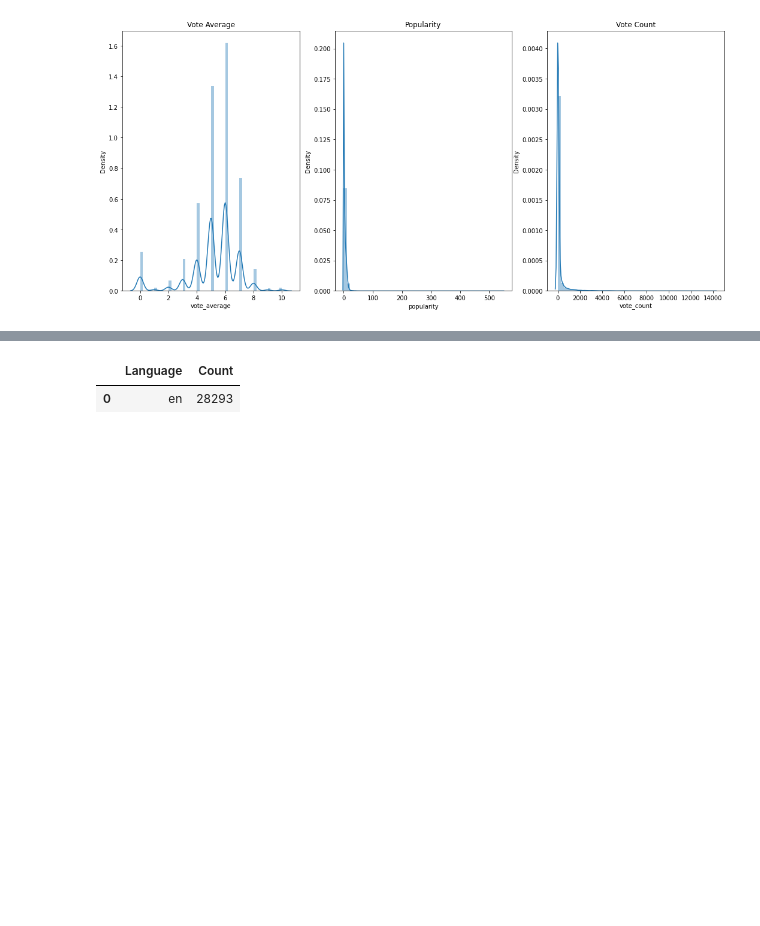
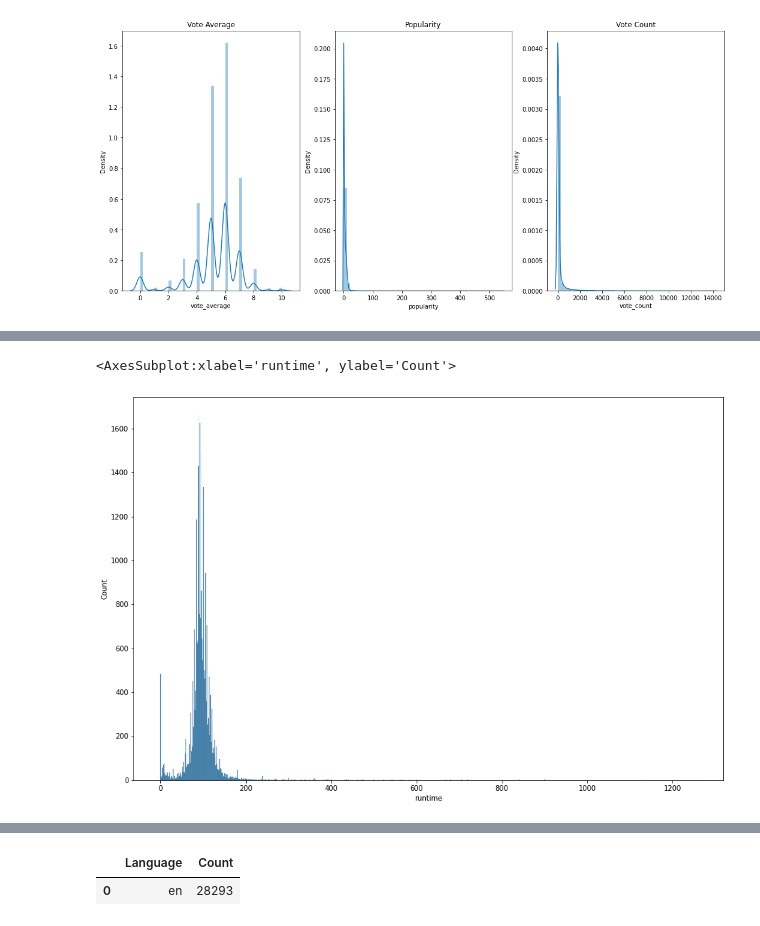
Before and after one commit to salenewOrld/netflix-movies-suggestion, a Jupyter notebook: Final/Untitled3.ipynb, the cells around one changed output, grey strips where cells are left out. Saved outputs shown, nothing was run; the diff lists cells and outputs as text; code cells hidden in the pictures; blank space fills up the shorter version.

```diff
--- a/Final/Untitled3.ipynb
+++ b/Final/Untitled3.ipynb
@@ -528,0 +628,6 @@ sns.histplot(df_eda['runtime'], color="red");
+# %%
+plt.figure(figsize=(15,10))
+sns.histplot(df_eda['runtime'])
+# %% [output]
+<AxesSubplot:xlabel='runtime', ylabel='Count'>
+[figure, added]
```
Also changed, not shown: parts of 22 cells of this notebook.
